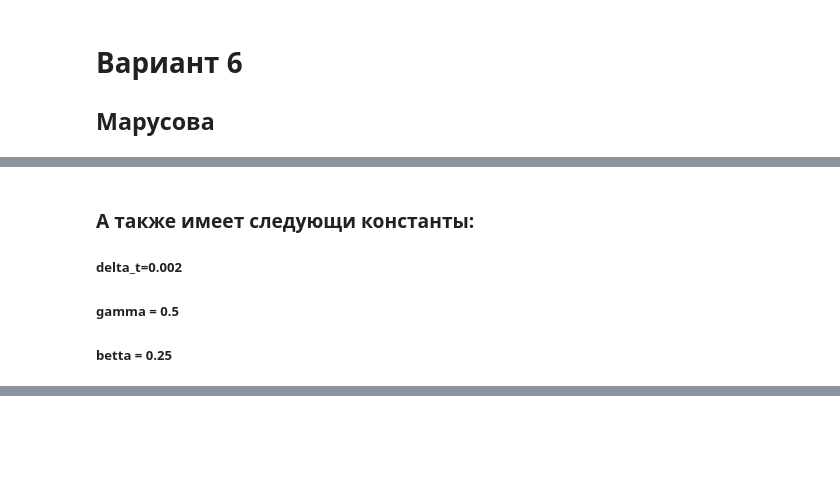
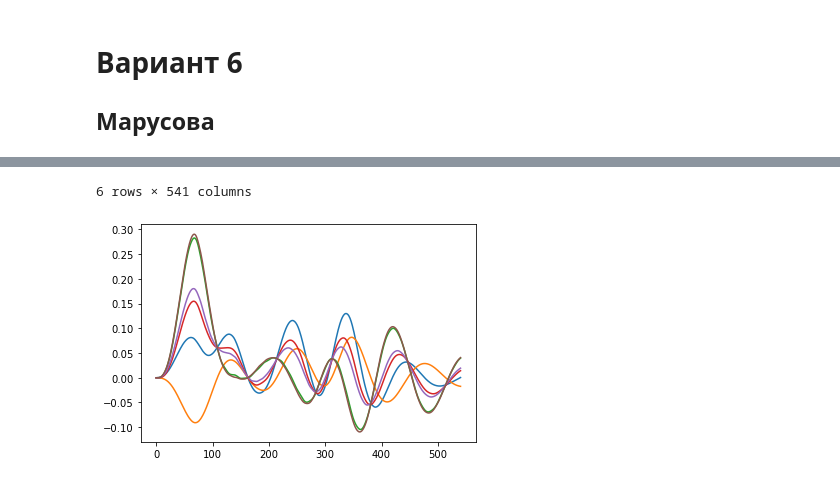
Before and after one commit to neit1t/University, a Jupyter notebook: Марусова/Марусова.ipynb, the cells around one changed output, grey strips where cells are left out. Saved outputs shown, nothing was run; the diff lists cells and outputs as text; code cells hidden in the pictures; blank space fills up the shorter version.

```diff
--- a/Марусова/Марусова.ipynb
+++ b/Марусова/Марусова.ipynb
@@ -15,7 +6,2 @@
-# %% [markdown]
-### А также имеет следующи константы:
-##### delta_t=0.002
-##### gamma = 0.5
-##### betta = 0.25
 # %%
 import numpy as np
@@ -80,0 +77,10 @@ def solve(k,c,m1,m2,m3,m4,m5,h1,h2,h3,h4,l1,l2,l3,l4,l5,t_matrix,I1,delta_t=0.00
+# %%
+X,X_t,X_tt = solve([10**7,10**7,2*10**7,2*10**7,9*10**5,9*10**5,8*10**5,8*10**5],[0,0,0,0,8*10**3,8*10**3,8*10**3,8*10**3],2300,300,380,250,400,2.2,0.8,1.1,2.3,2.4,2.2,0.9,1,15000,1.1,0.35,30)
+# %%
+import matplotlib.pyplot as plt
+import pandas as pd
+
+for i in range(len(X)):
+    plt.plot(X[i])
+pd.DataFrame(X)
+# %% [output]
@@ -80,0 +94,2 @@ def solve(k,c,m1,m2,m3,m4,m5,h1,h2,h3,h4,l1,l2,l3,l4,l5,t_matrix,I1,delta_t=0.00
+6 rows × 541 columns
+[figure, added]
```
Also changed, not shown: parts of 5 cells of this notebook, 8 other files.
